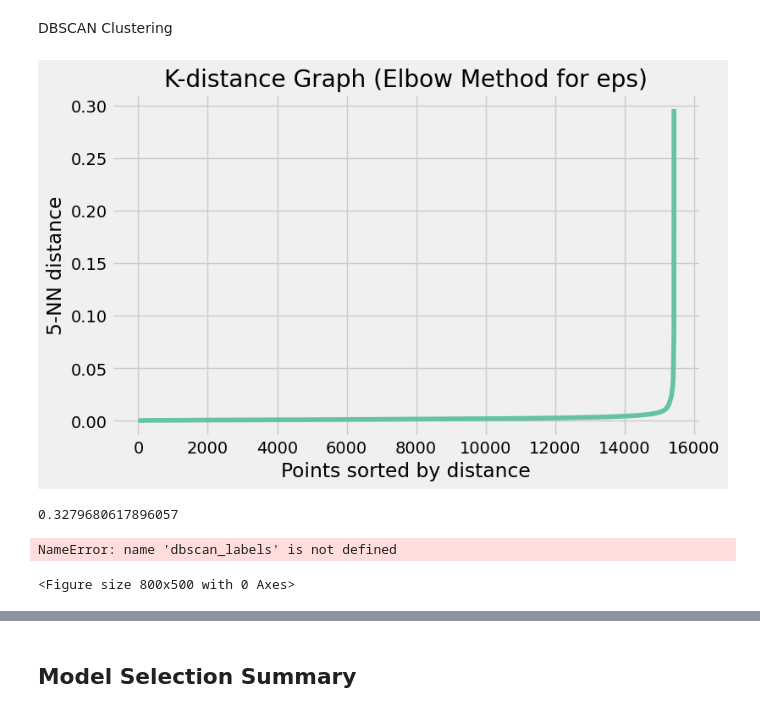
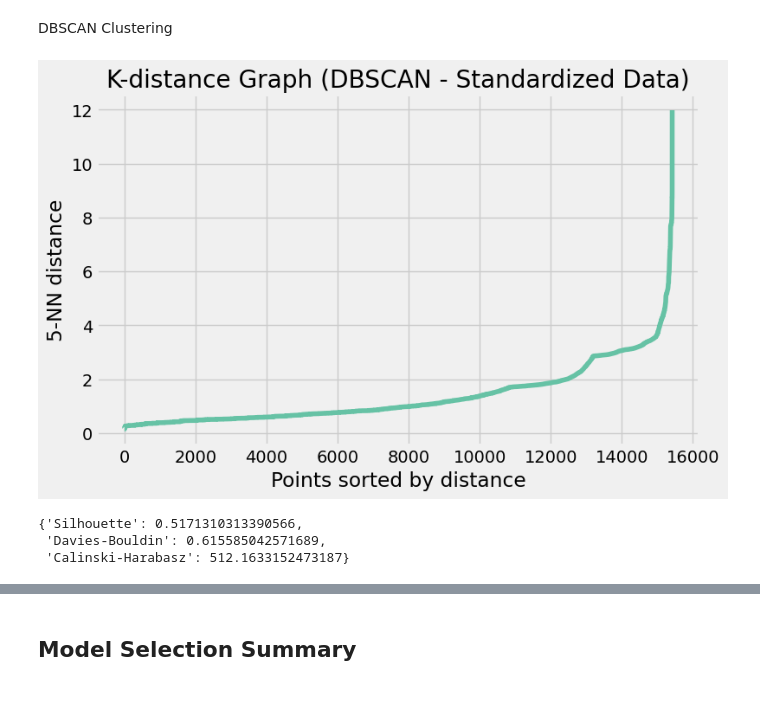
Before and after one commit to Melissiasamir/Employee-Segmentation-Clustering, a Jupyter notebook: Notebooks/notebook.ipynb, the cells around one changed output, grey strips where cells are left out. Cells and saved outputs as stored; diff of their text form; code cells hidden in the pictures.

```diff
--- a/Notebooks/notebook.ipynb
+++ b/Notebooks/notebook.ipynb
@@ -472,35 +477,35 @@ agg_scores
 # %% [markdown]
 DBSCAN Clustering
-# %%
-k = 5
-neighbors = NearestNeighbors(n_neighbors=k)
-neighbors_fit = neighbors.fit(principalComponents)
-distances, indices = neighbors_fit.kneighbors(principalComponents)
-k_distances = np.sort(distances[:, k-1])
-plt.figure(figsize=(8,5))
-plt.plot(k_distances)
-plt.xlabel("Points sorted by distance")
-plt.ylabel(f"{k}-NN distance")
-plt.title("K-distance Graph (Elbow Method for eps)")
-plt.grid(True)
-plt.show()
-# %% [output]
-[figure, removed]
-# %%
-dbscan = DBSCAN(eps=0.6, min_samples=5)
-labels = dbscan.fit_predict(principalComponents)
-mask = labels != -1
-score = silhouette_score(principalComponents[mask], labels[mask])
-print(score)
-# %% [output]
-0.3279680617896057
-# %%
-# DBSCAN t-SNE plot (inliers only)
-X_embedded = TSNE(n_components=2, random_state=42).fit_transform(principalComponents[mask])
-plt.figure(figsize=(8,5))
-plt.scatter(X_embedded[:,0], X_embedded[:,1], c=dbscan_labels[mask], cmap='tab10', s=15)
-plt.title("DBSCAN clusters after removing noise")
-plt.show()
-# %% [output]
-NameError: name 'dbscan_labels' is not defined
-<Figure size 800x500 with 0 Axes>
+# %%
+k = 5
+neighbors = NearestNeighbors(n_neighbors=k)
+neighbors_fit = neighbors.fit(X_dbscan)
+
+distances, indices = neighbors_fit.kneighbors(X_dbscan)
+k_distances = np.sort(distances[:, k-1])
+
+plt.figure(figsize=(8,5))
+plt.plot(k_distances)
+plt.xlabel("Points sorted by distance")
+plt.ylabel(f"{k}-NN distance")
+plt.title("K-distance Graph (DBSCAN - Standardized Data)")
+plt.grid(True)
+plt.show()
+# %% [output]
+[figure, added]
+# %%
+dbscan = DBSCAN(eps=1.2, min_samples=5)
+dbscan_labels = dbscan.fit_predict(X_dbscan)
+
+mask = dbscan_labels != -1
+
+dbscan_scores = evaluate_clustering(
+    X_dbscan[mask],
+    dbscan_labels[mask]
+)
+
+dbscan_scores
+# %% [output]
+{'Silhouette': 0.5171310313390566,
+ 'Davies-Bouldin': 0.615585042571689,
+ 'Calinski-Harabasz': 512.1633152473187}
```
Also changed, not shown: parts of 13 cells of this notebook.
